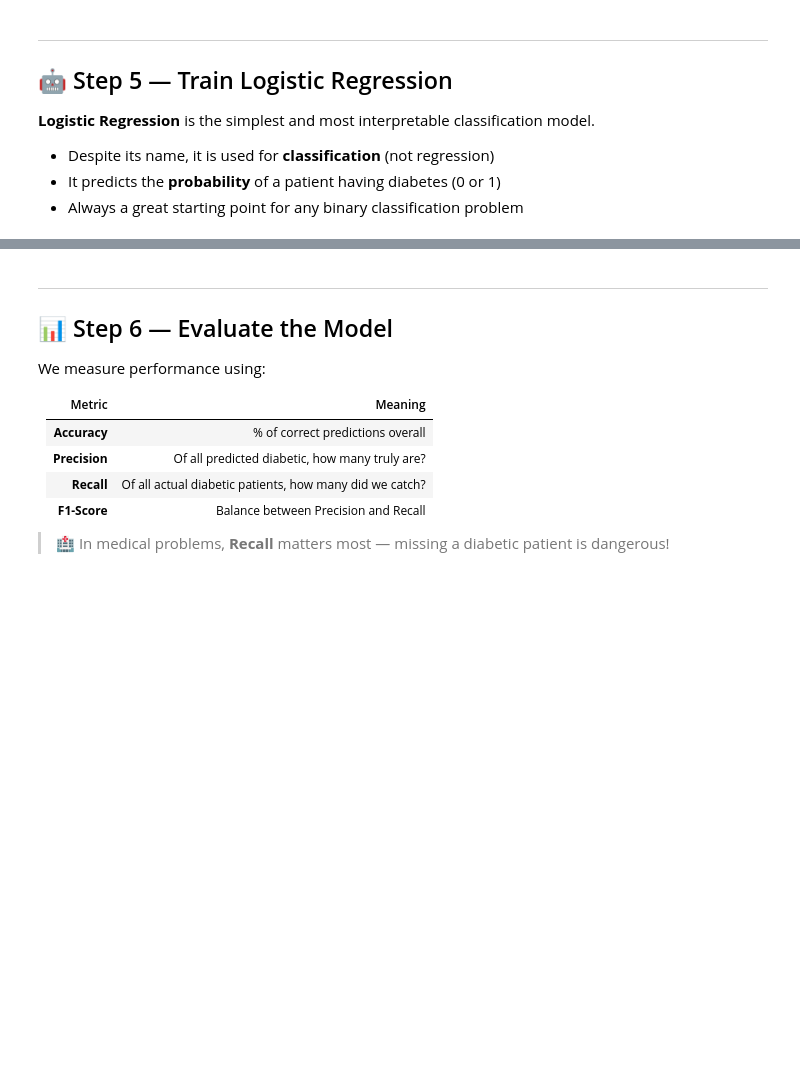
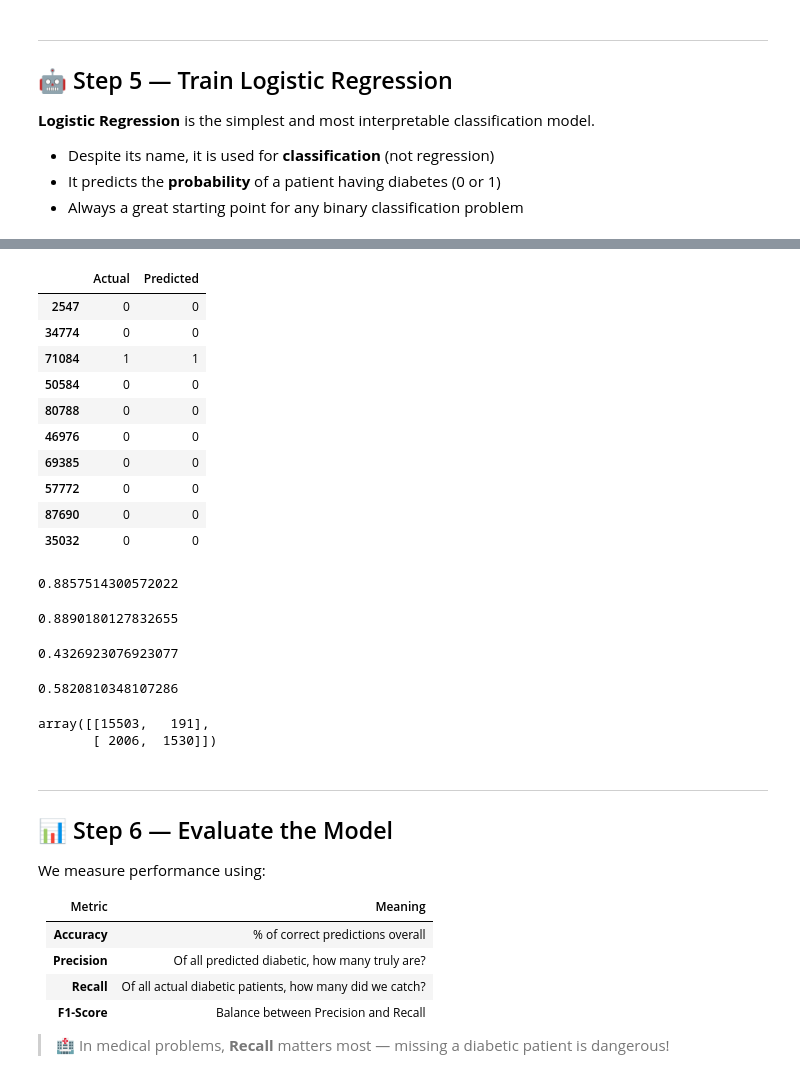
Before and after one commit to zamman365-glitch/Machine-Learning-, a Jupyter notebook: Untitled9.ipynb, the cells around one changed output, grey strips where cells are left out. Saved outputs shown, nothing was run; the diff lists cells and outputs as text; code cells hidden in the pictures; blank space fills up the shorter version.

```diff
--- a/Untitled9.ipynb
+++ b/Untitled9.ipynb
@@ -107,7 +122,18 @@ for
 # %%
 # split
-x=df.drop('diabetes',axis=1)
+X=df.drop('diabetes',axis=1)
 y=df['diabetes']
+# %%
+from sklearn.model_selection import train_test_split
+
+X_train, X_test, y_train, y_test = train_test_split(
+    X, y, test_size=0.2, random_state=42)
+# %%
+# scaling
+from sklearn.preprocessing import StandardScaler
+sc = StandardScaler()
+X_train = sc.fit_transform(X_train)
+X_test = sc.transform(X_test)
 # %% [markdown]
 ---
 ## 🤖 Step 5 — Train Logistic Regression
@@ -117,3 +143,9 @@ y=df['diabetes']
 - Despite its name, it is used for **classification** (not regression)
 - It predicts the **probability** of a patient having diabetes (0 or 1)
 - Always a great starting point for any binary classification problem
+# %%
+from sklearn.utils.class_weight import compute_class_weight
+from sklearn.linear_model import LogisticRegression
+clf = LogisticRegression(random_state=42,class_weight="balanced").fit(X_train, y_train)
+clf.fit(X_train,y_train)
+y_pred = clf.predict(X_test)
@@ -120,3 +173,48 @@ y=df['diabetes']
+# %%
+compare = pd.DataFrame({'Actual':y_test,'Predicted':y_pred})
+compare.head(10)
+# %% [output]
+|  | Actual | Predicted |
+| 2547 | 0 | 0 |
+| 34774 | 0 | 0 |
+| 71084 | 1 | 1 |
+| 50584 | 0 | 0 |
+| 80788 | 0 | 0 |
+| 46976 | 0 | 0 |
+| 69385 | 0 | 0 |
+| 57772 | 0 | 0 |
+| 87690 | 0 | 0 |
+| 35032 | 0 | 0 |
+# %%
+from sklearn.metrics import accuracy_score
+
+accuracy_score(y_pred,y_test)
+# %% [output]
+0.8857514300572022
+# %%
+from sklearn.metrics import precision_score
+
+precision_score(y_pred,y_test)
+# %% [output]
+0.8890180127832655
+# %%
+from sklearn.metrics import recall_score
+
+recall_score(y_pred,y_test)
+# %% [output]
+0.4326923076923077
+# %%
+from sklearn.metrics import f1_score
+
+f1_score(y_pred,y_test)
+# %% [output]
+0.5820810348107286
+# %%
+from sklearn.metrics import confusion_matrix
+confusion_matrix(y_pred,y_test)
+# %% [output]
+array([[15503,   191],
+       [ 2006,  1530]])
 # %% [markdown]
 ---
 ## 📊 Step 6 — Evaluate the Model
```
Also changed, not shown: parts of 4 cells of this notebook.
